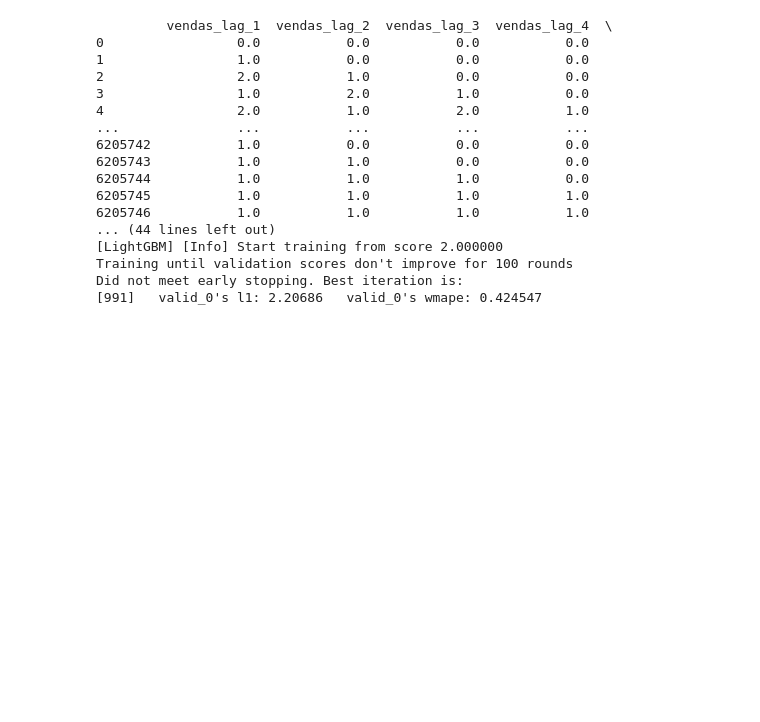
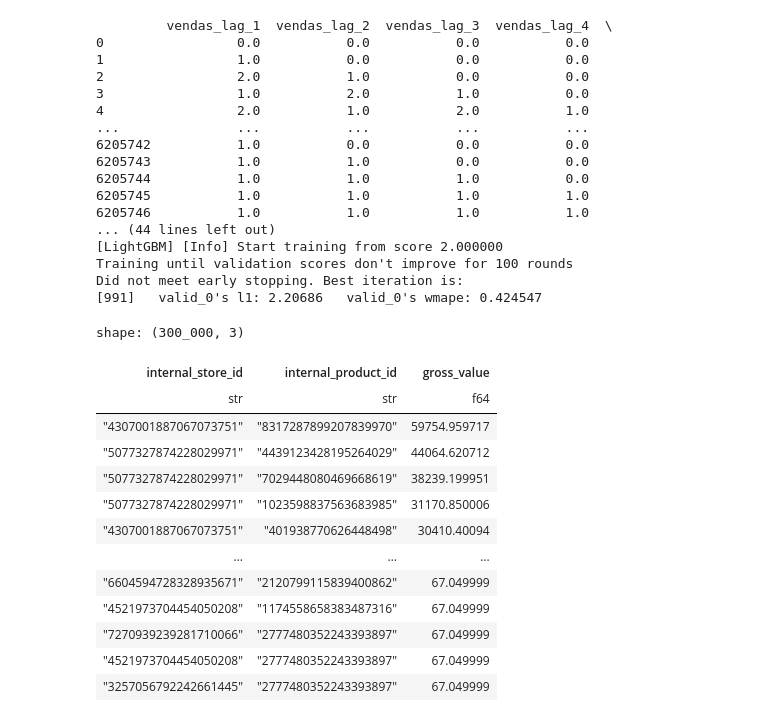
Before and after one commit to pedronxaa/Os-Silkers, a Jupyter notebook: src/main.ipynb, the cells around one changed output. Cells and saved outputs as stored; diff of their text form; code cells hidden in the pictures; blank space fills up the shorter version.

```diff
--- a/src/main.ipynb
+++ b/src/main.ipynb
@@ -6,10 +6,12 @@ from train import train
 from predict import predict
 import polars as pl
 # %%
-df_pdvs = pl.read_parquet('CAMINHO/data/parquet/pdvs.parquet')
-df_produtos = pl.read_parquet('CAMINHO/parquet/produtos.parquet')
-df_vendas = pl.read_parquet('CAMINHO/parquet/vendas.parquet')
+df_pdvs = pl.read_parquet('/home/guilherme/code/python/OsSilkers/data/parquet/pdvs.parquet')
+df_produtos = pl.read_parquet('/home/guilherme/code/python/OsSilkers/data/parquet/produtos.parquet')
+df_vendas = pl.read_parquet('/home/guilherme/code/python/OsSilkers/data/parquet/vendas.parquet')
 # %%
 df = df_vendas.join(df_produtos, left_on='internal_product_id', right_on='produto')
 df = df.join(df_pdvs, left_on='internal_store_id', right_on='pdv')
+
+original_df = df
 # %%
@@ -62,0 +68,17 @@ Did not meet early stopping. Best iteration is:
+# %%
+combinations_to_use
+# %% [output]
+shape: (300_000, 3)
+| internal_store_id | internal_product_id | gross_value |
+| str | str | f64 |
+| "4307001887067073751" | "8317287899207839970" | 59754.959717 |
+| "5077327874228029971" | "4439123428195264029" | 44064.620712 |
+| "5077327874228029971" | "7029448080469668619" | 38239.199951 |
+| "5077327874228029971" | "1023598837563683985" | 31170.850006 |
+| "4307001887067073751" | "401938770626448498" | 30410.40094 |
+| … | … | … |
+| "6604594728328935671" | "2120799115839400862" | 67.049999 |
+| "4521973704454050208" | "1174558658383487316" | 67.049999 |
+| "7270939239281710066" | "2777480352243393897" | 67.049999 |
+| "4521973704454050208" | "2777480352243393897" | 67.049999 |
+| "3257056792242661445" | "2777480352243393897" | 67.049999 |
```
Also changed, not shown: parts of 9 cells of this notebook, 1 other file.
